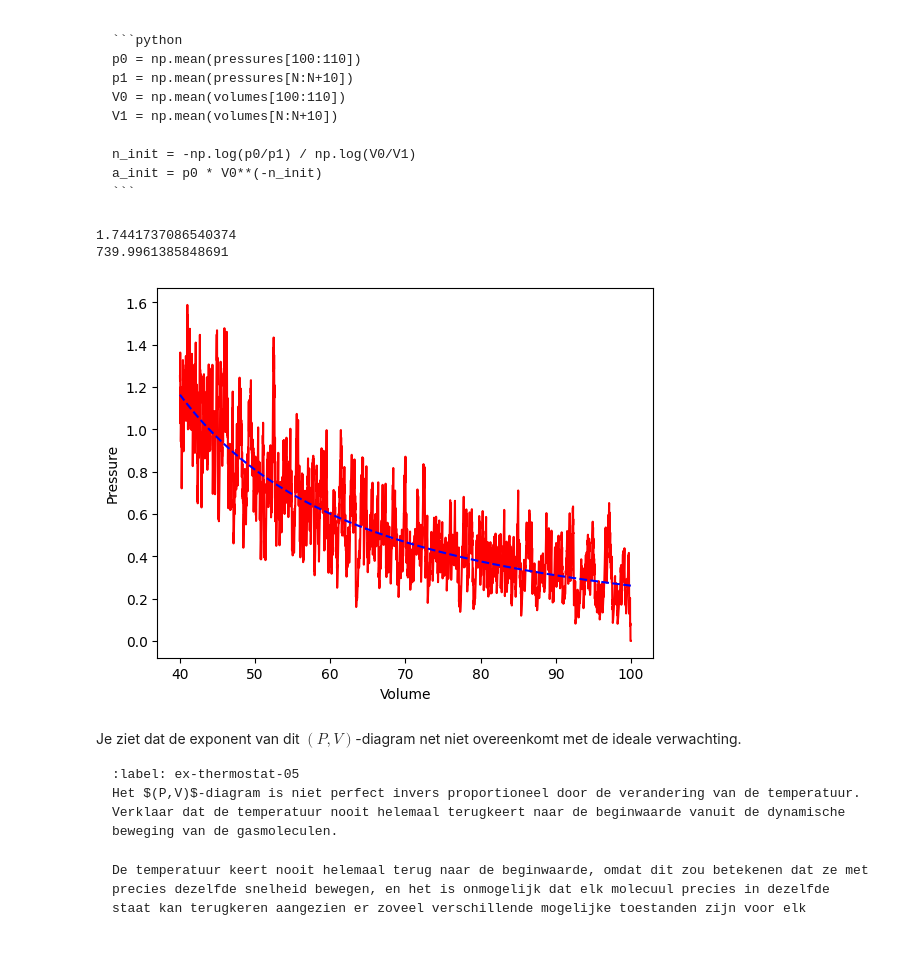
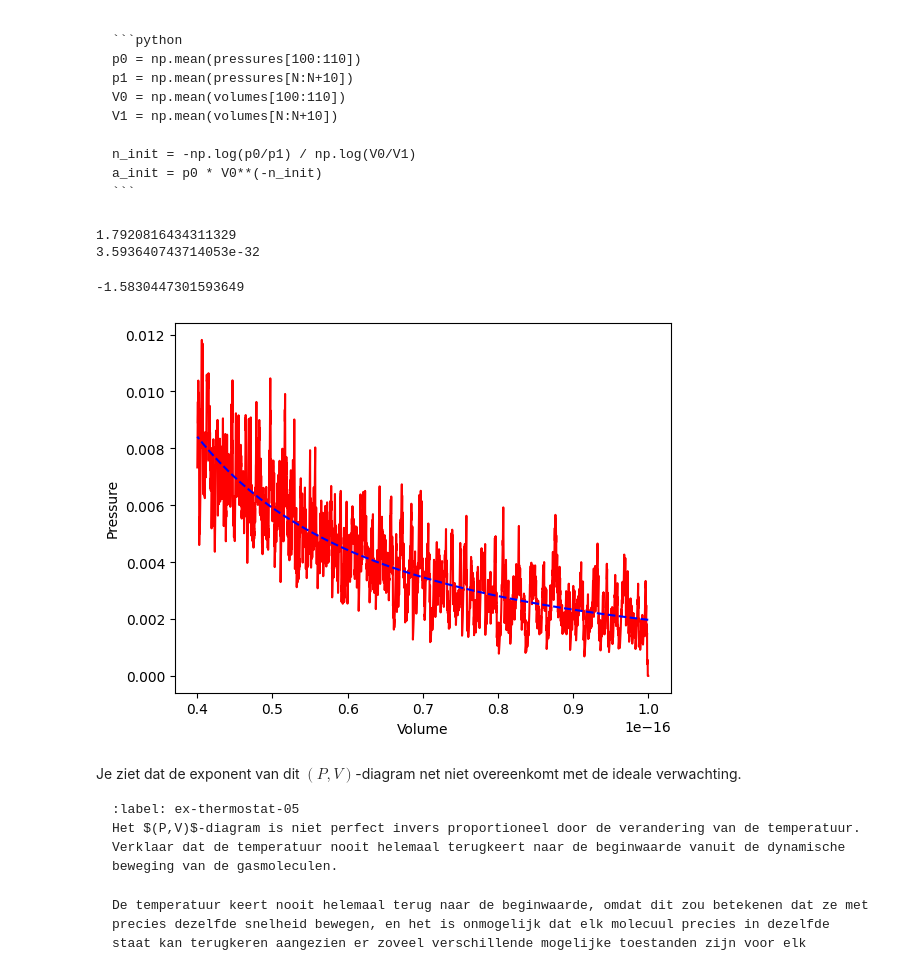
Before and after one commit to arenmeghdadi/314159265358979323846264338, a Jupyter notebook: Content/PySim/8_thermostaat.ipynb, the cells around one changed output. Saved outputs shown, nothing was run; the diff lists cells and outputs as text; code cells hidden in the pictures.

`````diff
--- a/Content/PySim/8_thermostaat.ipynb
+++ b/Content/PySim/8_thermostaat.ipynb
@@ -43,15 +43,21 @@ import matplotlib.pyplot as plt
 from matplotlib.animation import FuncAnimation
 from scipy.optimize import curve_fit
 
-BOX_SIZE_0 = 10               # Hoogte en lengte startvolume
+# BOX_SIZE_0 = 10               # Hoogte en lengte startvolume
+# N = 40                       # Aantal deeltjes
+# V_0 = 1                      # Startsnelheid van deeltjes
+# RADIUS = 0.3                   # Straal van moleculen
+# DT = 0.1*RADIUS/V_0                       # Tijdstap om geen botsing te missen
+# V_PISTON_0 = -0.1 * V_0      # Startsnelheid van zuiger
+# k_B = 1.38E-23
+# (negatief betekent zowel links als rechts naar binnen gericht)
+BOX_SIZE_0 = 1E-8            # Hoogte en lengte startvolume
 N = 40                       # Aantal deeltjes
-V_0 = 1                      # Startsnelheid van deeltjes
-RADIUS = 0.3                   # Straal van moleculen
-DT = 0.1*RADIUS/V_0                       # Tijdstap om geen botsing te missen
-V_PISTON_0 = -0.1 * V_0      # Startsnelheid van zuiger
+V_0 = 400                      # Startsnelheid van deeltjes
+RADIUS = 3E-10                  # Straal van moleculen
+DT =7.5E-14                       # Tijdstap om geen botsing te missen
+V_PISTON_0 = -40      # Startsnelheid van zuiger
 k_B = 1.38E-23
-# (negatief betekent zowel links als rechts naar binnen gericht)
-
 #your code/answer
 # %% [markdown]
 De klasse voor het gasmolecuul met de interacties:
@@ -138,7 +144,7 @@ def temperature(particles) -> float:
     k = 1.380649e-23
     for p in particles:
         temp += p.kin_energy/k
-    temp = temp*30*1.66e-27 * 2.5 * 10**3
+    temp = temp*28*1.66e-27/ len(particles) # * (2.5 * 10**3)**2)
     return temp
 
 def handle_collisions(particles):
@@ -276,6 +282,7 @@ pressures = np.zeros(N_steps, dtype=float)
 temperatures = np.zeros(N_steps, dtype=float)
 heats = np.zeros(N_steps, dtype=float)
 works = np.zeros(N_steps, dtype=float)
+energies = np.zeros(N_steps, dtype=float)
 
 pressure = 0.0
 work = 0.0
@@ -288,18 +295,23 @@ set_temp = temperature(particles)
 
 for i in range(N_steps):
     take_time_step(particles)
+    for p in particles:
+        left_right_collision(p)
+        energy += (0.5 * p.m * np.linalg.norm(p.v)**2)
     volumes[i] = box_length * box_height
+    energy = energy * 28 * 1.66e-27 #* (2.5 * 10**3)**2
     pressures[i] = pressure
+    energies[i] = energy
     temperatures[i] = temperature(particles)
     heats[i] = heat
     works[i] = work
     if i%500==0:
         print(i)
 
-pressuresreal = (pressures * 30*1.66e-27) / (1e-12)**2
-volumesreal = volumes * (1e-9)**2
-worksreal = works*30*1.66e-27 * 2.5 * 10**3
-heatsreal = heats*30*1.66e-27 * 2.5 * 10**3
+pressuresreal = (pressures * 28*1.66e-27)# / (1e-12)**2
+volumesreal = volumes #* (1e-9)**2
+worksreal = works*28*1.66e-27 #* (2.5 * 10**3)**2
+heatsreal = heats*28*1.66e-27 #* (2.5 * 10**3)**2
 
 fig, (ax1, ax2) = plt.subplots(1, 2, figsize=(9, 3))
 ax1.set_xlabel('Volume')
@@ -364,8 +376,8 @@ a_init = p0 * V0**(-n_init)
 ```
 ````
 # %%
-p0 = np.mean(pressures[100:110])
-p1 = np.mean(pressures[-10:])
+p0 = np.mean(pressuresreal[100:110])
+p1 = np.mean(pressuresreal[-10:])
 V0 = np.mean(volumes[100:110])
 V1 = np.mean(volumes[-10:])
 
@@ -374,21 +386,23 @@ a_init = p0 * V0**(n_init)
 print(n_init)
 print(a_init)
 # %% [output]
-1.7441737086540374
-739.9961385848691
+1.7920816434311329
+3.593640743714053e-32
 # %%
 def power_law(vol, a, n):
     return a * vol**n
 
-popt, pcov = curve_fit(power_law, volumes, pressures, p0 = [1089, 1.865])
+popt, pcov = curve_fit(power_law, volumes[20:], pressuresreal[20:], p0 = [a_init, -n_init], maxfev = 12000)
 
+print(popt[1])
 plt.xlabel('Volume')
 plt.ylabel('Pressure')
-plt.plot(volumes, pressures, '-r')
+plt.plot(volumes, pressuresreal, '-r')
 plt.plot(volumes, power_law(volumes, *popt), 'b--')
 plt.show()
 # %% [output]
+-1.5830447301593649
-[figure, old version]
+[figure, new version]
 # %% [markdown]
 Je ziet dat de exponent van dit $(P,V)$-diagram net niet overeenkomt met de ideale verwachting.
 
`````
Also changed, not shown: parts of 5 cells of this notebook, 2 other files.
